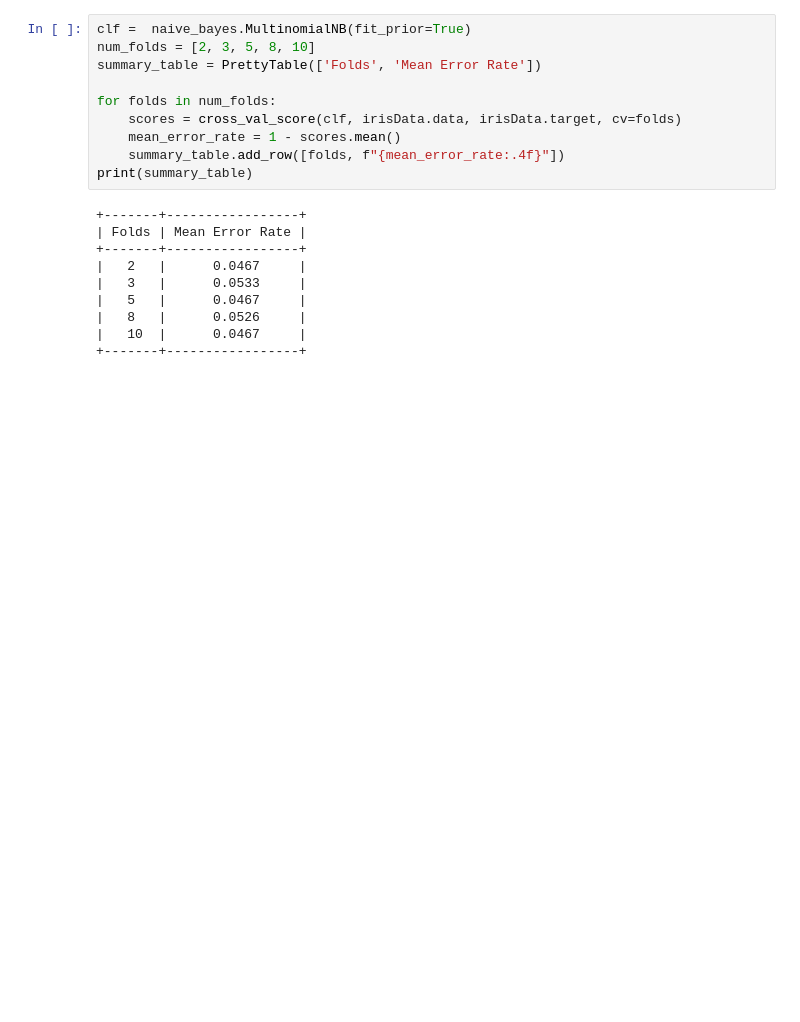
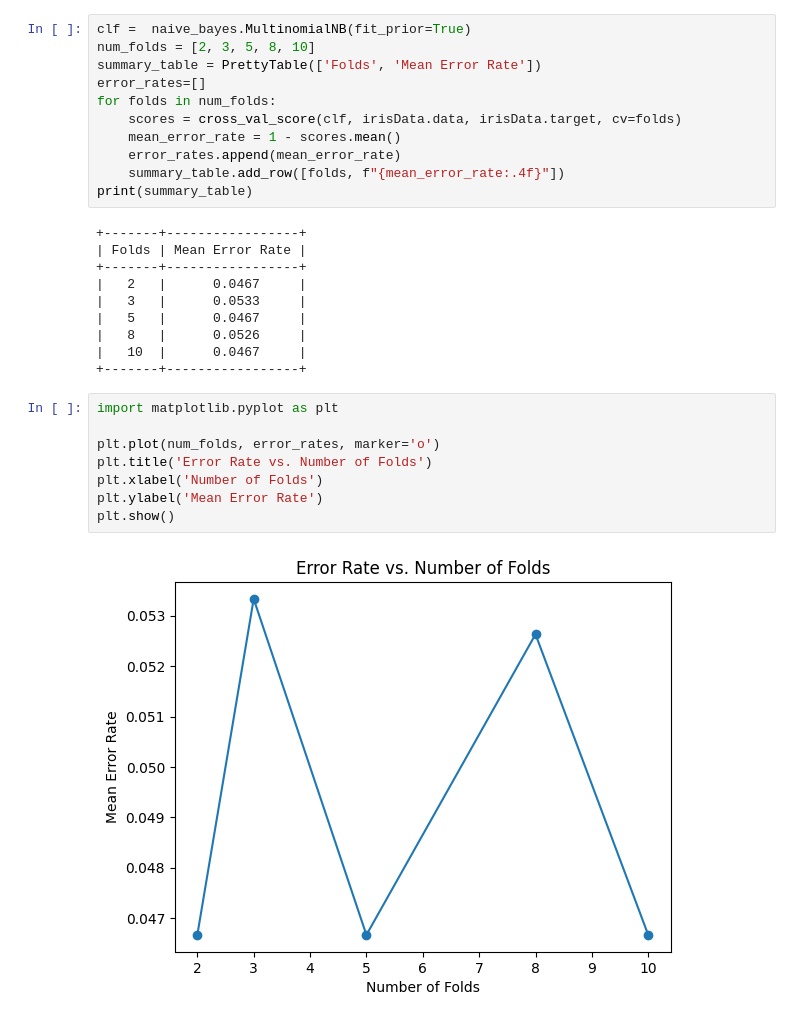
Before and after one commit to Hamza-benAmmar/tp3-ML, a Jupyter notebook: tp3_Data_mining_and_machine_learning.ipynb, the cells around one changed output. Cells and saved outputs as stored; diff of their text form; blank space fills up the shorter version.

```diff
--- a/tp3_Data_mining_and_machine_learning.ipynb
+++ b/tp3_Data_mining_and_machine_learning.ipynb
@@ -322,10 +336,11 @@ Test Size: 0.7, error rate: 0.34285714285714286
 clf =  naive_bayes.MultinomialNB(fit_prior=True)
 num_folds = [2, 3, 5, 8, 10]
 summary_table = PrettyTable(['Folds', 'Mean Error Rate'])
-
+error_rates=[]
 for folds in num_folds:
     scores = cross_val_score(clf, irisData.data, irisData.target, cv=folds)
     mean_error_rate = 1 - scores.mean()
+    error_rates.append(mean_error_rate)
     summary_table.add_row([folds, f"{mean_error_rate:.4f}"])
 print(summary_table)
 # %% [output]
@@ -338,6 +353,16 @@ print(summary_table)
 |   8   |      0.0526     |
 |   10  |      0.0467     |
 +-------+-----------------+
+# %%
+import matplotlib.pyplot as plt
+
+plt.plot(num_folds, error_rates, marker='o')
+plt.title('Error Rate vs. Number of Folds')
+plt.xlabel('Number of Folds')
+plt.ylabel('Mean Error Rate')
+plt.show()
+# %% [output]
+[figure, added]
 # %%
 pretty_tables=[summary_table,result_table,result_table1,result_table2]
 titles=["cross validation","using train_test_split predefined method","test_split=0.1 with repetition","test_split=1/3 with repetition"]
```
Also changed, not shown: parts of 8 cells of this notebook.
